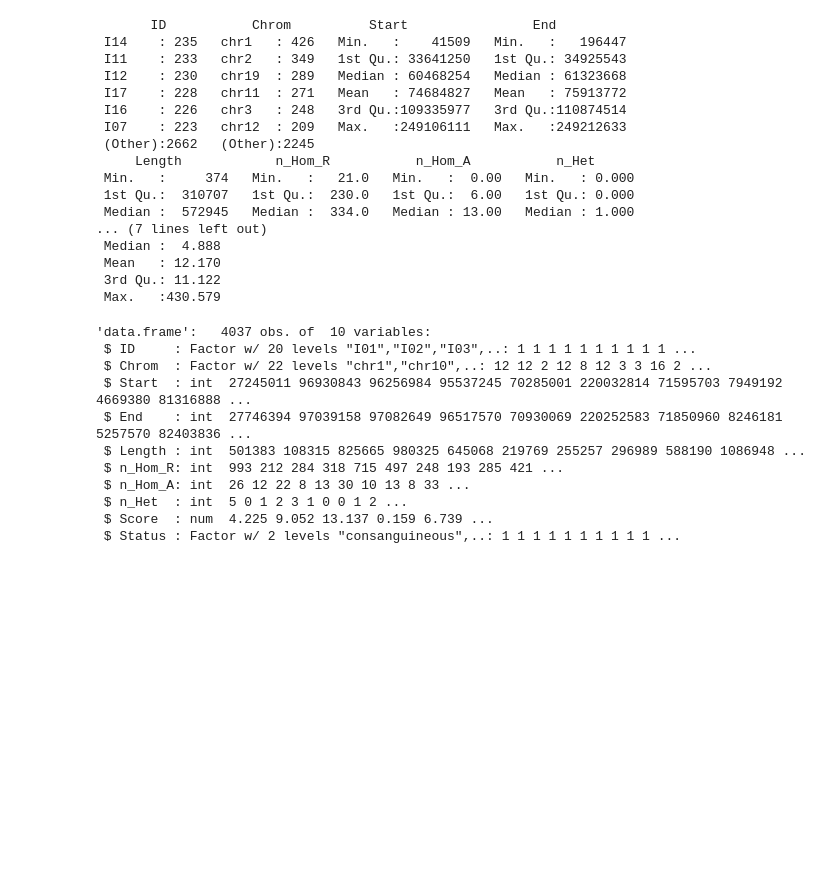
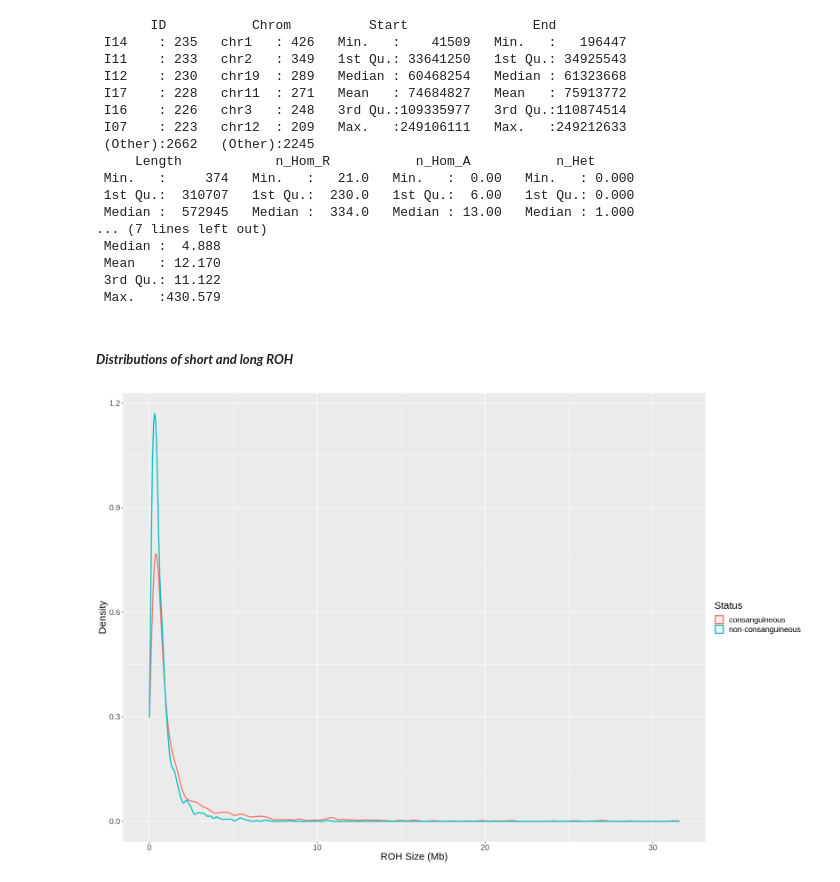
Before and after one commit to tgiangregorio/Medical_Genomics, a Jupyter notebook: ROH.statistics.ipynb, the cells around one changed output. Saved outputs shown, nothing was run; the diff lists cells and outputs as text; code cells hidden in the pictures; blank space fills up the shorter version.

```diff
--- a/ROH.statistics.ipynb
+++ b/ROH.statistics.ipynb
@@ -54,20 +42,22 @@ summary(AudacityROHResult)
  Mean   : 12.170
  3rd Qu.: 11.122
  Max.   :430.579
-# %%
-str(AudacityROHResult)
-# %% [output]
-'data.frame':   4037 obs. of  10 variables:
- $ ID     : Factor w/ 20 levels "I01","I02","I03",..: 1 1 1 1 1 1 1 1 1 1 ...
- $ Chrom  : Factor w/ 22 levels "chr1","chr10",..: 12 12 2 12 8 12 3 3 16 2 ...
- $ Start  : int  27245011 96930843 96256984 95537245 70285001 220032814 71595703 7949192 4669380 81316888 ...
- $ End    : int  27746394 97039158 97082649 96517570 70930069 220252583 71850960 8246181 5257570 82403836 ...
- $ Length : int  501383 108315 825665 980325 645068 219769 255257 296989 588190 1086948 ...
- $ n_Hom_R: int  993 212 284 318 715 497 248 193 285 421 ...
- $ n_Hom_A: int  26 12 22 8 13 30 10 13 8 33 ...
- $ n_Het  : int  5 0 1 2 3 1 0 0 1 2 ...
- $ Score  : num  4.225 9.052 13.137 0.159 6.739 ...
- $ Status : Factor w/ 2 levels "consanguineous",..: 1 1 1 1 1 1 1 1 1 1 ...
+# %% [markdown]
+##### ***Distributions of short and long ROH***
+# %%
+options(repr.plot.width=18, repr.plot.height=12)
+ggplot(AudacityROHResult,aes(x =Length/1000000, color=Status)) +
+ geom_density(size=1) +
+ xlab("ROH Size (Mb)") +
+ ylab("Density") +
+ geom_vline(aes(xintercept="")) +
+ theme(text=element_text(size=18))
+   #axis.title.x = element_text(size=16) ,
+   #axis.title.y = element_text(size=16),
+   #legend.text = element_text(size=14),
+   #legend.title = element_text(size=16))
+# %% [output]
+[figure, added]
 # %%
 ROHSummary<- AudacityROHResult %>%
   group_by(ID,  Status) %>%
```
Also changed, not shown: parts of 13 cells of this notebook.
